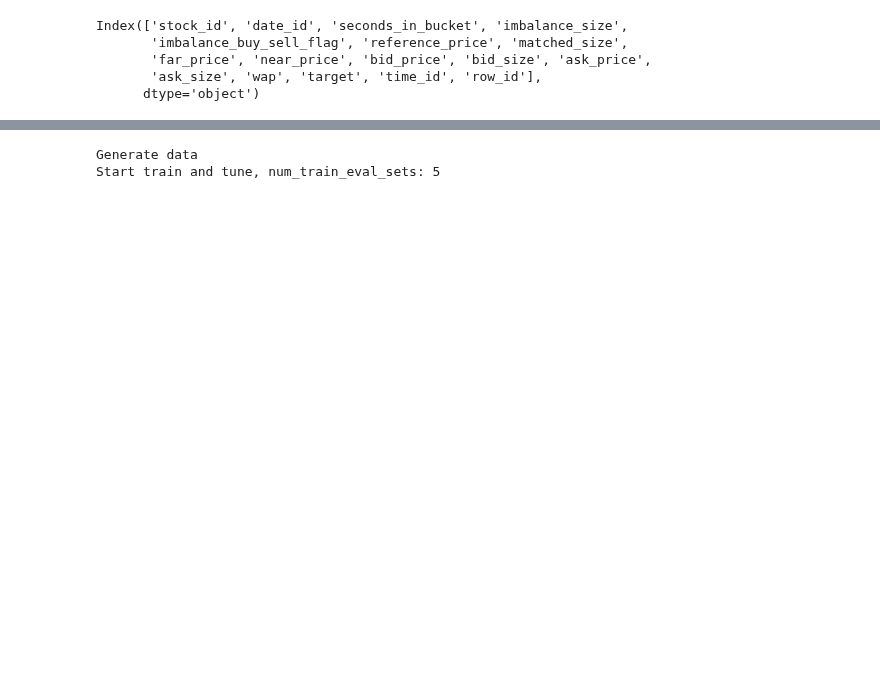
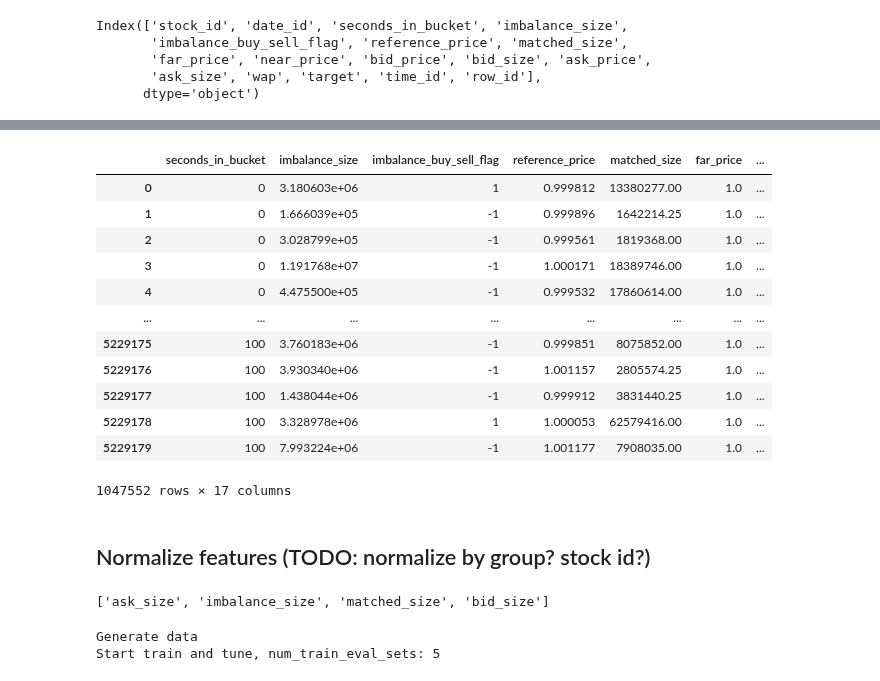
Before and after one commit to florencetsang/optiver2023, a Jupyter notebook: florence/mlp.ipynb, the cells around one changed output, grey strips where cells are left out. Cells and saved outputs as stored; diff of their text form; code cells hidden in the pictures; blank space fills up the shorter version.

Commit message:
Normalize MLP features.

```diff
--- a/florence/mlp.ipynb
+++ b/florence/mlp.ipynb
@@ -87,3 +145,32 @@ FillNaPreProcessor took 0.27s. New df shape: (5237892, 13).
+# %%
+df_train[any_na_values_mask]
+# %% [output]
+|  | seconds_in_bucket | imbalance_size | imbalance_buy_sell_flag | reference_price | matched_size | far_price | ... |
+| 0 | 0 | 3.180603e+06 | 1 | 0.999812 | 13380277.00 | 1.0 | ... |
+| 1 | 0 | 1.666039e+05 | -1 | 0.999896 | 1642214.25 | 1.0 | ... |
+| 2 | 0 | 3.028799e+05 | -1 | 0.999561 | 1819368.00 | 1.0 | ... |
+| 3 | 0 | 1.191768e+07 | -1 | 1.000171 | 18389746.00 | 1.0 | ... |
+| 4 | 0 | 4.475500e+05 | -1 | 0.999532 | 17860614.00 | 1.0 | ... |
+| ... | ... | ... | ... | ... | ... | ... | ... |
+| 5229175 | 100 | 3.760183e+06 | -1 | 0.999851 | 8075852.00 | 1.0 | ... |
+| 5229176 | 100 | 3.930340e+06 | -1 | 1.001157 | 2805574.25 | 1.0 | ... |
+| 5229177 | 100 | 1.438044e+06 | -1 | 0.999912 | 3831440.25 | 1.0 | ... |
+| 5229178 | 100 | 3.328978e+06 | 1 | 1.000053 | 62579416.00 | 1.0 | ... |
+| 5229179 | 100 | 7.993224e+06 | -1 | 1.001177 | 7908035.00 | 1.0 | ... |
+1047552 rows × 17 columns
+# %% [markdown]
+## Normalize features (TODO: normalize by group? stock id?)
+# %%
+normalize_columns = set([
+    "imbalance_size",
+    "matched_size",
+    "bid_size",
+    "ask_size",
+])
+normalize_columns = list(normalize_columns.intersection(set(feat_dynamic_real)))
+print(normalize_columns)
+# %% [output]
+['ask_size', 'imbalance_size', 'matched_size', 'bid_size']
 # %%
 model_name = "20240410_mlp_raw"
 # %%
```
Also changed, not shown: parts of 8 cells of this notebook, 1 other file.
